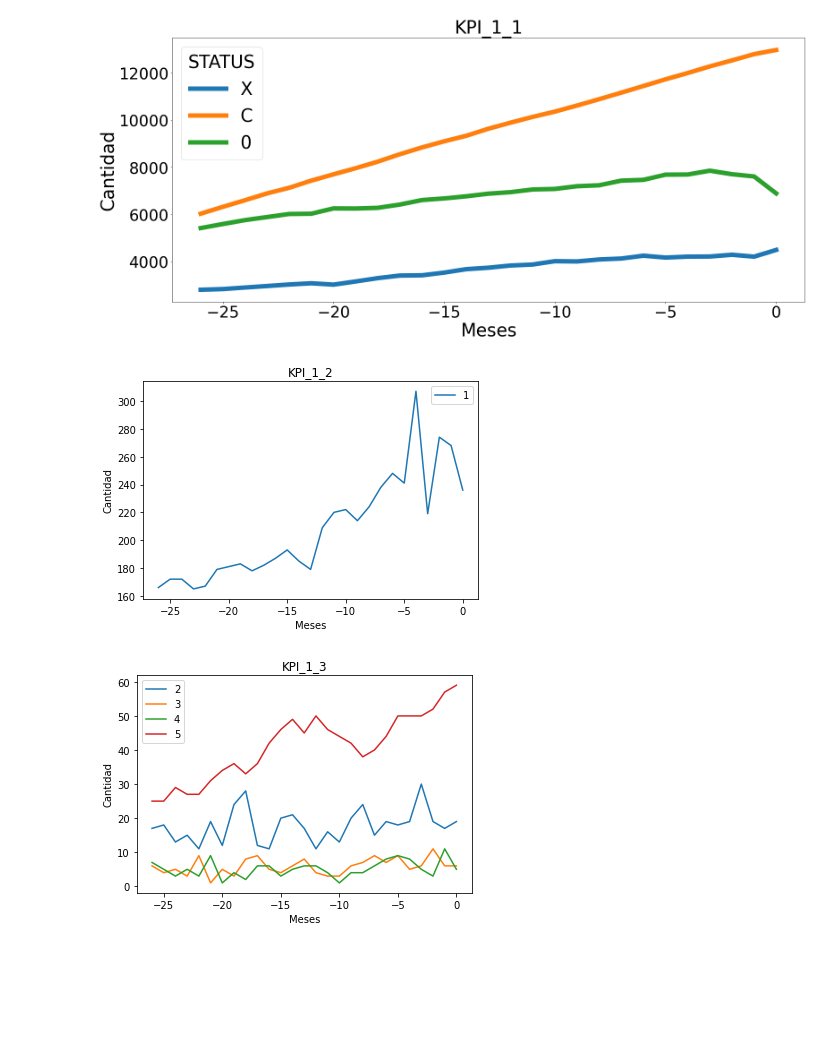
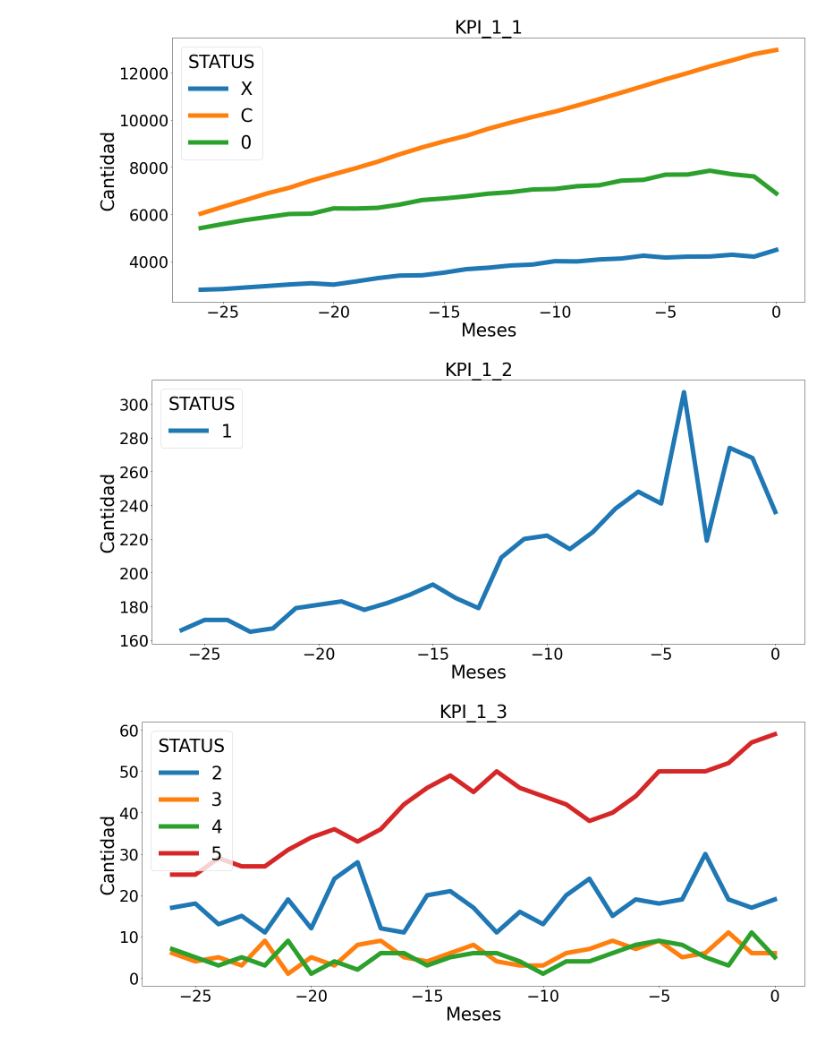
Before and after one commit to lymc33/Data_analysis_exercises, a Jupyter notebook: KPI_exercise/2_STATUS_time.ipynb, the cells around one changed output. Saved outputs shown, nothing was run; the diff lists cells and outputs as text; code cells hidden in the pictures; blank space fills up the shorter version.

```diff
--- a/KPI_exercise/2_STATUS_time.ipynb
+++ b/KPI_exercise/2_STATUS_time.ipynb
@@ -206,31 +206,42 @@ plt.show()
 # %%
 # GRAFICA KPI_1 :  STATUS a través del tiempo
 
-KPI_1_T['1'].plot( label = '1')
-plt.title("KPI_1_2")
-plt.xlabel("Meses")
-plt.ylabel("Cantidad")
-plt.legend()
+plt.figure(figsize=(22, 10), layout='constrained')
+
+KPI_1_T['1'].plot( label = '1',linewidth=10)
+
+plt.title("KPI_1_2",fontsize=40)
+plt.xlabel("Meses",fontsize=40)
+plt.ylabel("Cantidad",fontsize=40)
+plt.legend(title='STATUS', fontsize=40, title_fontsize=40)
+
+plt.xticks(fontsize=35)
+plt.yticks(fontsize=35)
 
 plt.savefig("KPI_1_2.png")
 pos1= '/Users/yairmartinez/Documents/GitHub/data_analysis_exercises/KPI_exercise/KPI_1_2.png'
 pos2= '/Users/yairmartinez/Documents/GitHub/data_analysis_exercises/DB/Graficas/KPI_1_2.png'
 shutil.move(pos1,pos2)
 
 plt.show()
 # %% [output]
-[figure, old version]
+[figure, new version]
 # %%
 # GRAFICA KPI_1 :  STATUS a través del tiempo
 
-KPI_1_T['2'].plot( label = '2' )
-KPI_1_T['3'].plot( label = '3')
-KPI_1_T['4'].plot( label = '4' )
-KPI_1_T['5'].plot( label = '5')
-plt.title("KPI_1_3")
-plt.xlabel("Meses")
-plt.ylabel("Cantidad")
-plt.legend()
+plt.figure(figsize=(22, 10), layout='constrained')
+
+KPI_1_T['2'].plot( label = '2',linewidth=10 )
+KPI_1_T['3'].plot( label = '3',linewidth=10 )
+KPI_1_T['4'].plot( label = '4',linewidth=10 )
+KPI_1_T['5'].plot( label = '5',linewidth=10 )
+plt.title("KPI_1_3",fontsize=40)
+plt.xlabel("Meses",fontsize=40)
+plt.ylabel("Cantidad",fontsize=40)
+plt.legend(title='STATUS', fontsize=40, title_fontsize=40)
+
+plt.xticks(fontsize=35)
+plt.yticks(fontsize=35)
 
 plt.savefig("KPI_1_3.png")
 pos1= '/Users/yairmartinez/Documents/GitHub/data_analysis_exercises/KPI_exercise/KPI_1_3.png'
@@ -239,4 +250,4 @@ shutil.move(pos1,pos2)
 
 plt.show()
 # %% [output]
-[figure, old version]
+[figure, new version]
```
Also changed, not shown: parts of 1 cell of this notebook.
